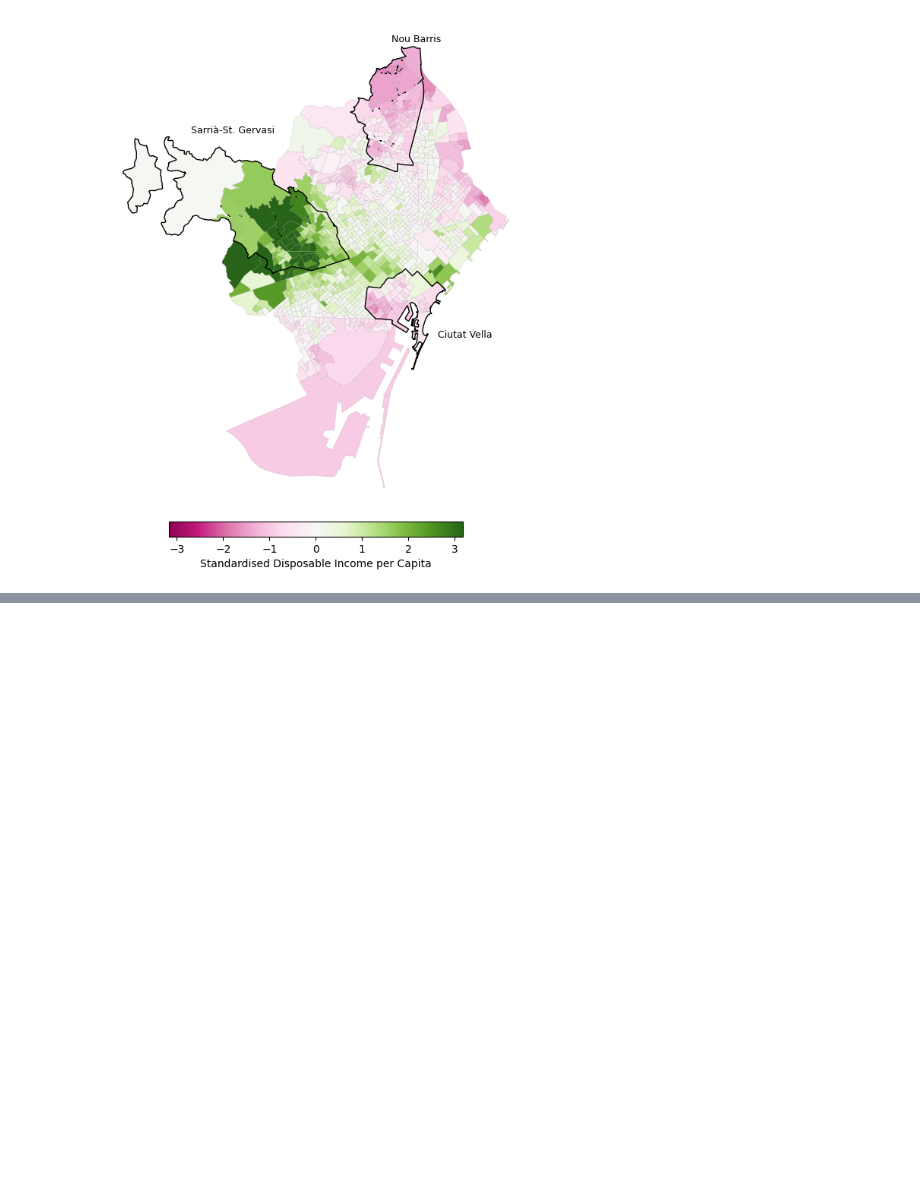
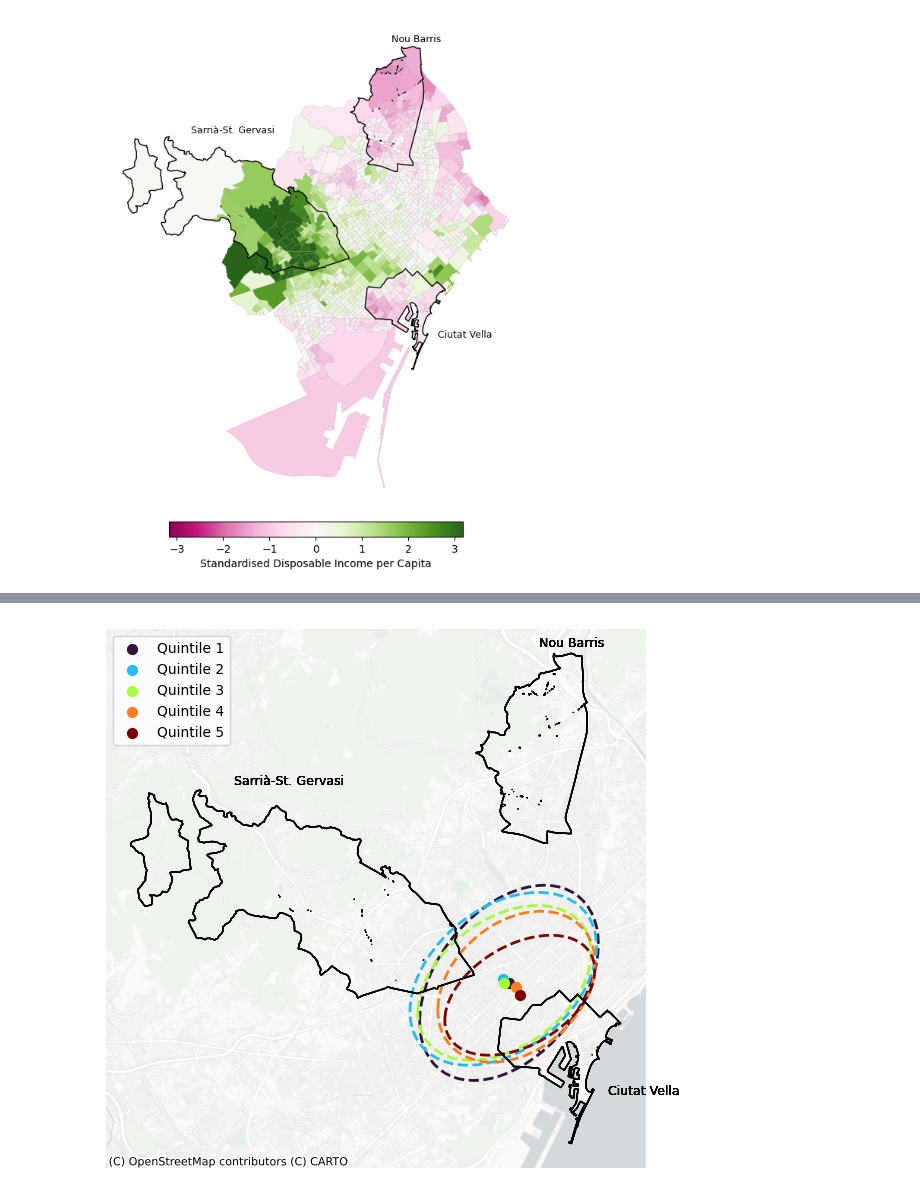
Before and after one commit to sds4sg/spatial-data-science-in-python-juanfonsecaLS1, a Jupyter notebook: 99_assignment/assignment.ipynb, the cells around one changed output, grey strips where cells are left out. Cells and saved outputs as stored; diff of their text form; code cells hidden in the pictures; blank space fills up the shorter version.

```diff
--- a/99_assignment/assignment.ipynb
+++ b/99_assignment/assignment.ipynb
@@ -418,0 +545,70 @@ contextily.add_basemap(
+# %%
+# Subsetting listings for entire properties and 3 rooms
+entire_home_3bed = listings_gpd.loc[
+    (listings_gpd["room_type"] == "Entire home/apt") & (listings_gpd["bedrooms"] == 3)
+].copy()
+
+# Splitting the listings of entire properties with 3 bedrooms into quintiles
+entire_home_3bed["price_quintile"] = pd.qcut(
+    entire_home_3bed["price"], 5, labels=False
+)
+
+# a loop to produce an ellipse for each quintile from 1 to 5 and plot them on the same map
+fig, ax = plt.subplots(1, 1, figsize=(7, 7))
+
+for quintile in range(5):
+    quintile_subset = entire_home_3bed[entire_home_3bed["price_quintile"] == quintile]
+
+    # Add boundary of Ciutat Vella for reference
+    ciutat_vella_bounds.plot(ax=ax, edgecolor="black", linewidth=1)
+    ax.text(
+        ciutat_vella_centroid.x + 1000,
+        ciutat_vella_centroid.y - 800,
+        s="Ciutat Vella",
+        fontsize=9,
+    )
+
+    # Add boundary of Sarrià-St. Gervasi for reference
+    sarria_bounds.plot(ax=ax, edgecolor="black", linewidth=1)
+    ax.text(
+        sarria_centroid.x - 1000,
+        sarria_centroid.y + 2500,
+        s="Sarrià-St. Gervasi",
+        fontsize=9,
+    )
+
+    # Add boundary of Nou Barris
+    nou_barris_bounds.plot(ax=ax, edgecolor="black", linewidth=1)
+    ax.text(
+        nou_barris_centroid.x,
+        nou_barris_centroid.y + 2500,
+        s="Nou Barris",
+        fontsize=9,
+    )
+
+    contextily.add_basemap(
+        ax=ax,
+        crs=listings_gpd.crs,
+        source="CartoDB Positron No Labels",
+    )
+
+    # calculating the standard deviational ellipse
+    centroid = pointpats.centrography.mean_center(quintile_subset)
+    ellipse = pointpats.centrography.ellipse(quintile_subset)
+
+    # plotting the ellipses and centroids for each quintile
+    gpd.GeoSeries([ellipse], crs=entire_home_3bed.crs).plot(
+        ax=ax, edgecolor=plt.cm.turbo(quintile / 4), linewidth=2, facecolor="none",linestyle="--"
+    )
+    gpd.GeoSeries([centroid], crs=entire_home_3bed.crs).plot(
+        ax=ax,
+        color=plt.cm.turbo(quintile / 4),
+        markersize=50,
+        label=f"Quintile {quintile + 1}",
+    )
+
+    ax.legend(loc="upper left")
+
+    ax.set_axis_off()
+# %% [output]
+[figure, added]
```
Also changed, not shown: parts of 24 cells of this notebook.
